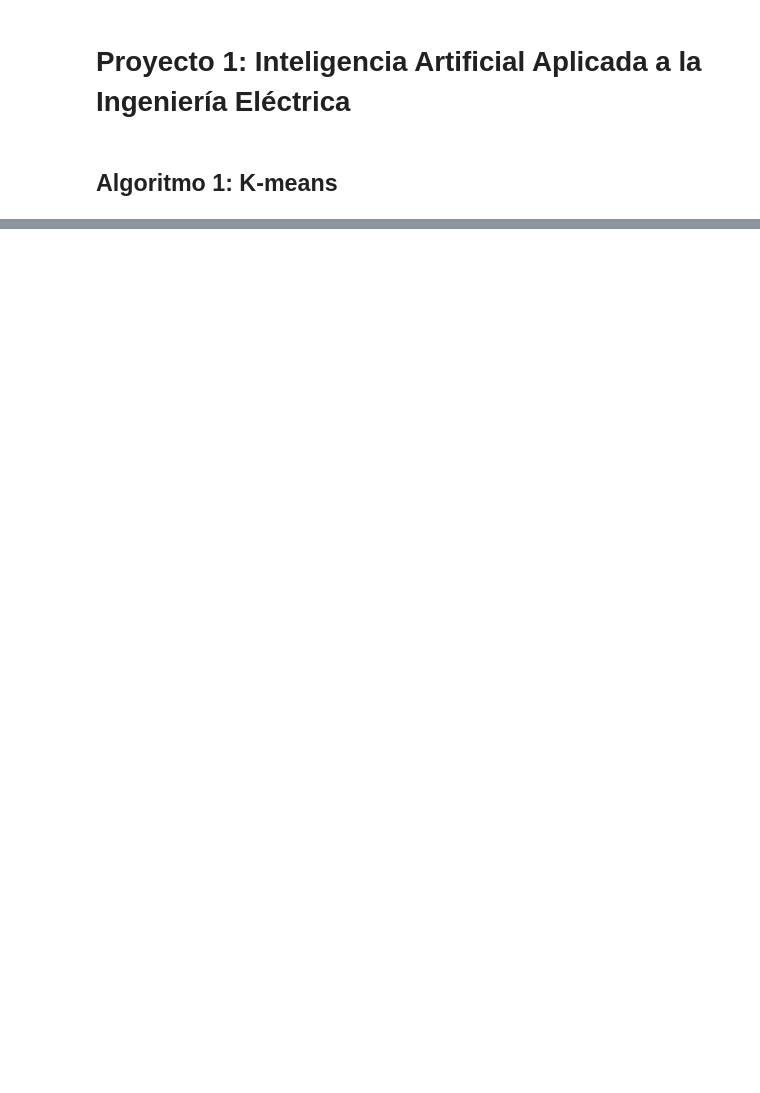
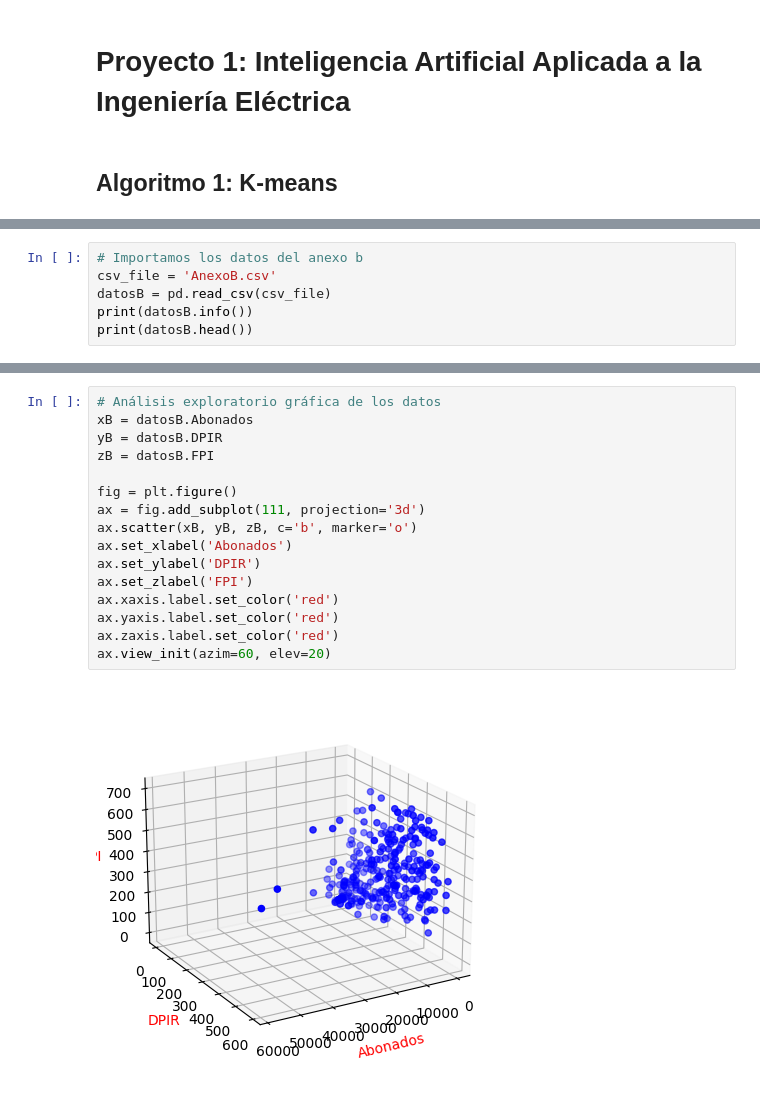
Before and after one commit to marpermon/AI_Projects, a Jupyter notebook: Proyecto1/Proyecto1.ipynb, the cells around one changed output, grey strips where cells are left out. Drawn from its saved outputs; the diff is of its cells as text; blank space fills up the shorter version.

```diff
--- a/Proyecto1/Proyecto1.ipynb
+++ b/Proyecto1/Proyecto1.ipynb
@@ -15,0 +38,6 @@ UnicodeDecodeError: 'utf-8' codec can't decode byte 0xda in position 119: invali
+# %%
+# Importamos los datos del anexo b
+csv_file = 'AnexoB.csv'
+datosB = pd.read_csv(csv_file)
+print(datosB.info())
+print(datosB.head())
@@ -15,0 +81,18 @@ UnicodeDecodeError: 'utf-8' codec can't decode byte 0xda in position 119: invali
+# %%
+# Análisis exploratorio gráfica de los datos
+xB = datosB.Abonados
+yB = datosB.DPIR
+zB = datosB.FPI
+
+fig = plt.figure()
+ax = fig.add_subplot(111, projection='3d')
+ax.scatter(xB, yB, zB, c='b', marker='o')
+ax.set_xlabel('Abonados')
+ax.set_ylabel('DPIR')
+ax.set_zlabel('FPI')
+ax.xaxis.label.set_color('red')
+ax.yaxis.label.set_color('red')
+ax.zaxis.label.set_color('red')
+ax.view_init(azim=60, elev=20)
+# %% [output]
+[figure, added]
```
Also changed, not shown: parts of 7 cells of this notebook.
